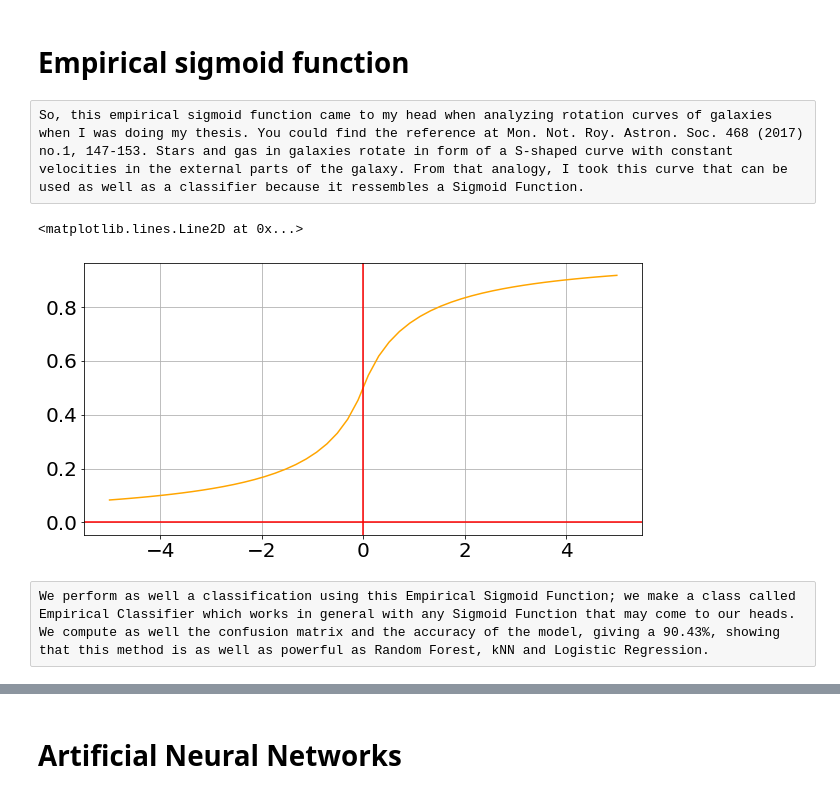
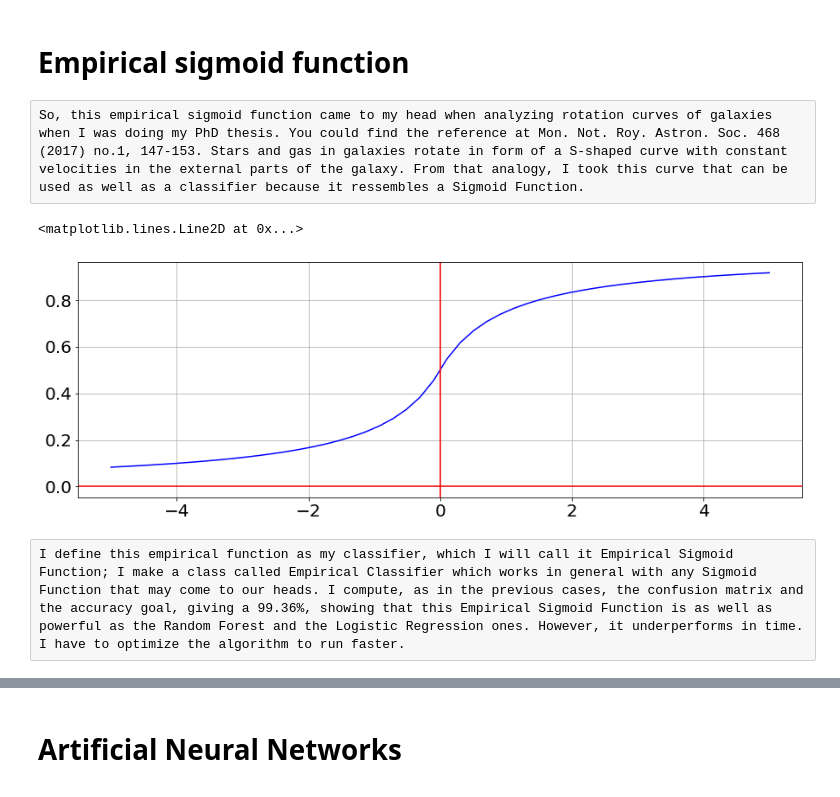
Before and after one commit to elopezfune/Bank-Marketing-with-social-economic-context-, a Jupyter notebook: Bank_Marketing.ipynb, the cells around one changed output, grey strips where cells are left out. Drawn from its saved outputs; the diff is of its cells as text; code cells hidden in the pictures.

```diff
--- a/Bank_Marketing.ipynb
+++ b/Bank_Marketing.ipynb
@@ -258,4 +333,4 @@ I have all the entries in numerical type, so I could explore more into the data
 # %%
 sns.heatmap(dataframe.corr(),annot=False)
-plt.rcParams['figure.figsize'] = (50.0, 50.0)    # ... and big plots
+plt.rcParams['figure.figsize'] = (10.0, 10.0)    # ... and big plots
 # %% [output]
@@ -270,6 +366,6 @@ upper = corr_matrix.where(np.triu(np.ones(corr_matrix.shape),k=1).astype(np.bool
 to_drop = [column for column in dataframe.columns if any(upper[column]>0.75)]
 dataframe=dataframe.drop(to_drop,axis=1)
 
+plt.rcParams['figure.figsize'] = (10.0, 10.0)    # ... and big plots
 sns.heatmap(dataframe.corr(),annot=False)
-plt.rcParams['figure.figsize'] = (50.0, 50.0)    # ... and big plots
 # %% [output]
@@ -513,17 +548,15 @@ More into the Deep Learning field, we perform as well a classification using the
 from sklearn.ensemble import RandomForestClassifier
 
 classif_rmd = RandomForestClassifier(min_samples_leaf=150)
-classif_rmd.fit(X_train, Y_train)
-Y_pred_rmf = classif_rmd.predict(X_test)
-accgoal_rmf = accuracy_score(Y_pred_rmf, Y_test)
-cmatrix_rmf = confusion_matrix(Y_test, Y_pred_rmf)
+classif_rmd.fit(X_train, Y)
+Y_pred_rmf = classif_rmd.predict(X_train)
+accgoal_rmf = accuracy_score(Y,Y_pred_rmf)
+cmatrix_rmf = confusion_matrix(Y, Y_pred_rmf)
 print(cmatrix_rmf)
-print('The log determinant is:', np.log10(np.linalg.det(cmatrix_rmf)))
 print("The accuracy goal is:", round(accgoal_rmf*100,2),'%')
 
-
-sns.heatmap(cmatrix_rmf, annot=True, square=True, cmap = 'Greens_r')
-plt.xlabel('Predicted')
-plt.ylabel('Actual')
-plt.rcParams['figure.figsize'] = (5.0, 5.0)    # ... and big plots
+#sns.heatmap(cmatrix_rmf, annot=True, square=True, cmap = 'Greens_r')
+#plt.xlabel('Predicted')
+#plt.ylabel('Actual')
+#plt.rcParams['figure.figsize'] = (5.0, 5.0)    # ... and big plots
 # %% [output]
@@ -535,27 +566,27 @@ The accuracy goal is: 98.26 %
 # %% [markdown]
 # Empirical sigmoid function
 # %% [raw]
-So, this empirical sigmoid function came to my head when analyzing rotation curves of galaxies when I was doing my thesis. You could find the reference at Mon. Not. Roy. Astron. Soc. 468 (2017) no.1, 147-153. Stars and gas in galaxies rotate in form of a S-shaped curve with constant velocities in the external parts of the galaxy. From that analogy, I took this curve that can be used as well as a classifier because it ressembles a Sigmoid Function.
+So, this empirical sigmoid function came to my head when analyzing rotation curves of galaxies when I was doing my PhD thesis. You could find the reference at Mon. Not. Roy. Astron. Soc. 468 (2017) no.1, 147-153. Stars and gas in galaxies rotate in form of a S-shaped curve with constant velocities in the external parts of the galaxy. From that analogy, I took this curve that can be used as well as a classifier because it ressembles a Sigmoid Function.
 # %%
 def empirical_sigmoid(x):
     return 0.5*(1.0 + x/(1.0+np.abs(x)))
 
 xsig = np.linspace(-5,5,50)
 ysig = empirical_sigmoid(xsig)
 
 # plot visuals
-f, ax = plt.subplots(figsize=(10, 5))
-plt1 = plt.plot(xsig, ysig, color="orange")
+f, ax = plt.subplots(figsize=(15, 5))
+plt1 = plt.plot(xsig, ysig, color="blue")
 plt.xticks(size=20,rotation=0)
 plt.yticks(size=20,rotation=0)
 ax.grid(True, which='both')
 ax.axhline(y=0, color='r')
 ax.axvline(x=0, color='r')
 # %% [output]
 <matplotlib.lines.Line2D at 0x...>
-[figure, old version]
+[figure, new version]
 # %% [raw]
-We perform as well a classification using this Empirical Sigmoid Function; we make a class called Empirical Classifier which works in general with any Sigmoid Function that may come to our heads. We compute as well the confusion matrix and the accuracy of the model, giving a 90.43%, showing that this method is as well as powerful as Random Forest, kNN and Logistic Regression.
+I define this empirical function as my classifier, which I will call it Empirical Sigmoid Function; I make a class called Empirical Classifier which works in general with any Sigmoid Function that may come to our heads. I compute, as in the previous cases, the confusion matrix and the accuracy goal, giving a 99.36%, showing that this Empirical Sigmoid Function is as well as powerful as the Random Forest and the Logistic Regression ones. However, it underperforms in time. I have to optimize the algorithm to run faster.
 # %%
 class Empirical_Classifier:
     def __init__(self, lr=0.01, num_iter=100000, fit_intercept=True, verbose=False):
```
Also changed, not shown: parts of 69 cells of this notebook.
